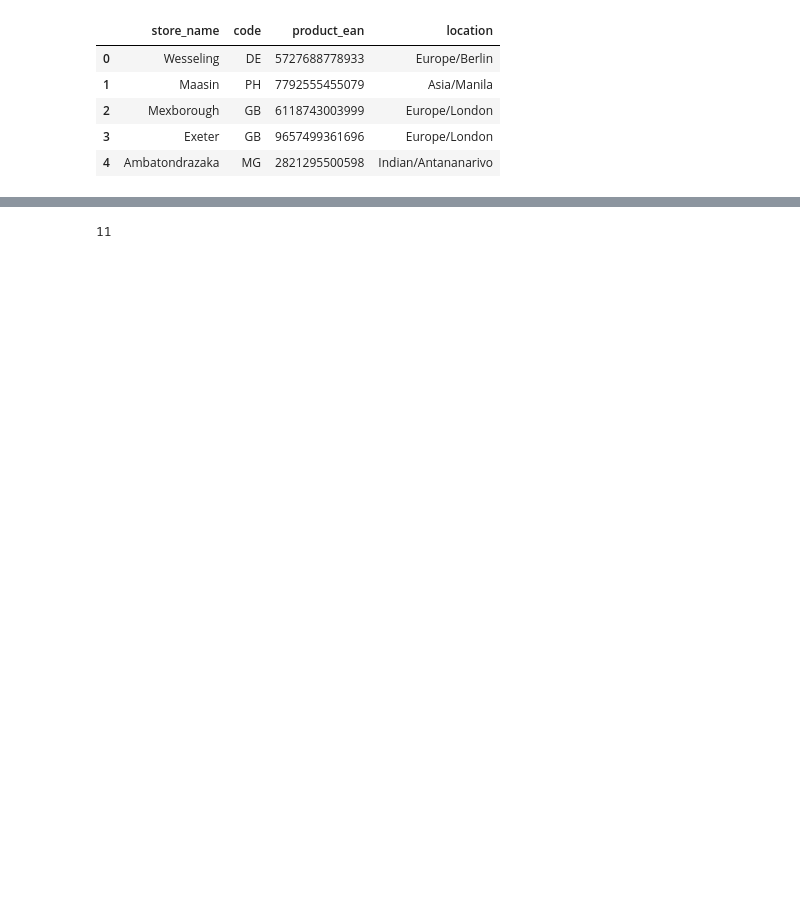
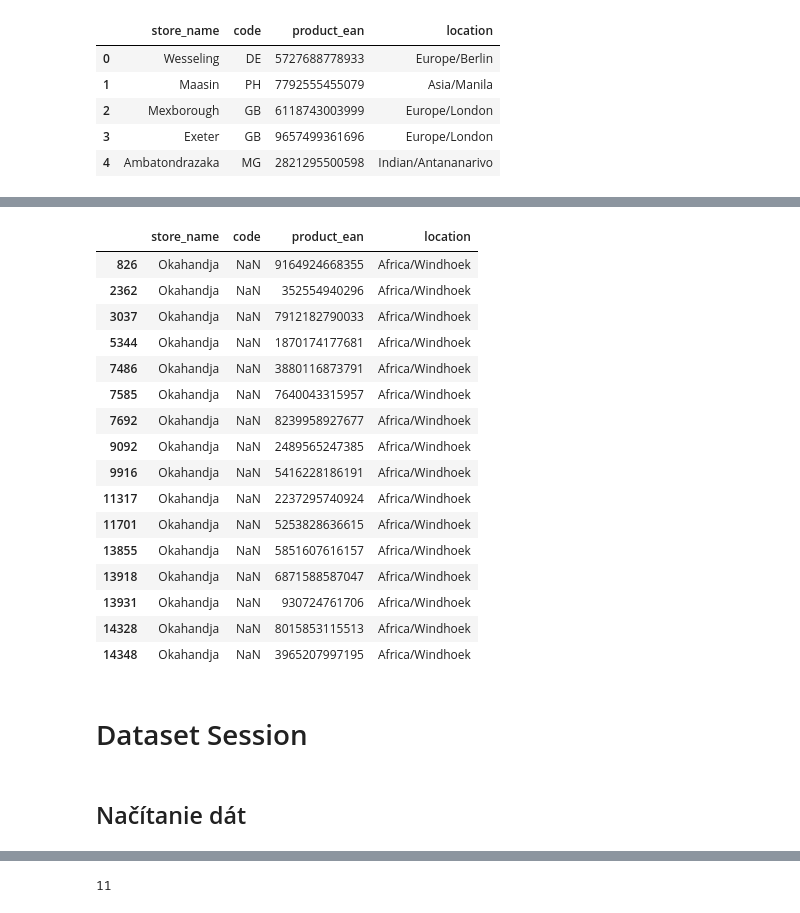
Before and after one commit to magnifiq/iau-project, a Jupyter notebook: Main.ipynb, the cells around one changed output, grey strips where cells are left out. Cells and saved outputs as stored; diff of their text form; code cells hidden in the pictures; blank space fills up the shorter version.

```diff
--- a/Main.ipynb
+++ b/Main.ipynb
@@ -15,0 +58,5 @@ products.head()
+# %%
+duplicates = products[products.duplicated()]
+products = products.drop_duplicates()
+print("Počet zaznamov v datasete " +str(len(products)))
+print("V datasete je " + str(len(duplicates)) + " duplikatov.")
@@ -16,3 +90,27 @@ products.head()
+# %%
+products[products['code'].isna()]
+# %% [output]
+|  | store_name | code | product_ean | location |
+| 826 | Okahandja | NaN | 9164924668355 | Africa/Windhoek |
+| 2362 | Okahandja | NaN | 352554940296 | Africa/Windhoek |
+| 3037 | Okahandja | NaN | 7912182790033 | Africa/Windhoek |
+| 5344 | Okahandja | NaN | 1870174177681 | Africa/Windhoek |
+| 7486 | Okahandja | NaN | 3880116873791 | Africa/Windhoek |
+| 7585 | Okahandja | NaN | 7640043315957 | Africa/Windhoek |
+| 7692 | Okahandja | NaN | 8239958927677 | Africa/Windhoek |
+| 9092 | Okahandja | NaN | 2489565247385 | Africa/Windhoek |
+| 9916 | Okahandja | NaN | 5416228186191 | Africa/Windhoek |
+| 11317 | Okahandja | NaN | 2237295740924 | Africa/Windhoek |
+| 11701 | Okahandja | NaN | 5253828636615 | Africa/Windhoek |
+| 13855 | Okahandja | NaN | 5851607616157 | Africa/Windhoek |
+| 13918 | Okahandja | NaN | 6871588587047 | Africa/Windhoek |
+| 13931 | Okahandja | NaN | 930724761706 | Africa/Windhoek |
+| 14328 | Okahandja | NaN | 8015853115513 | Africa/Windhoek |
+| 14348 | Okahandja | NaN | 3965207997195 | Africa/Windhoek |
+# %% [markdown]
+# Dataset Session
+# %% [markdown]
+## Načítanie dát
 # %%
 filename2 = "data/session.csv"
 sessions = pd.read_csv(filename2, sep='\t')
```
Also changed, not shown: parts of 33 cells of this notebook.
